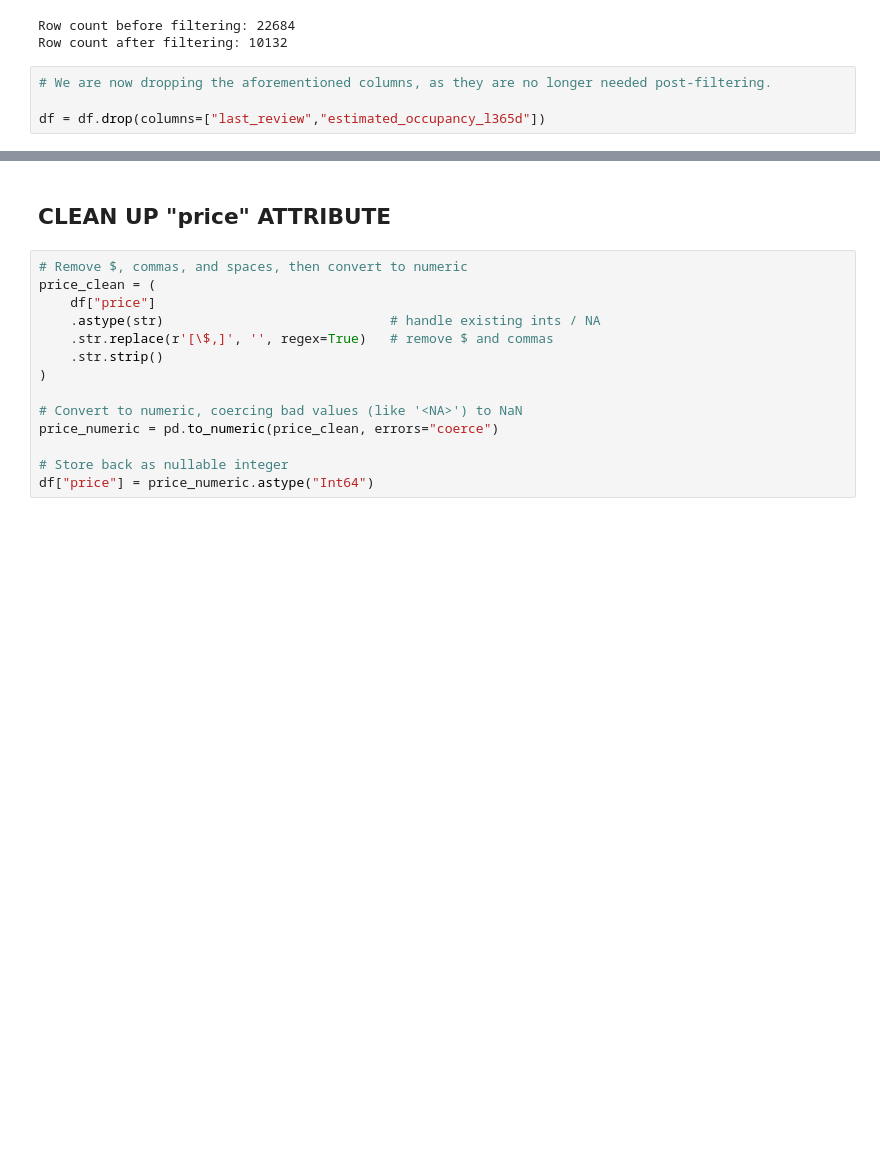
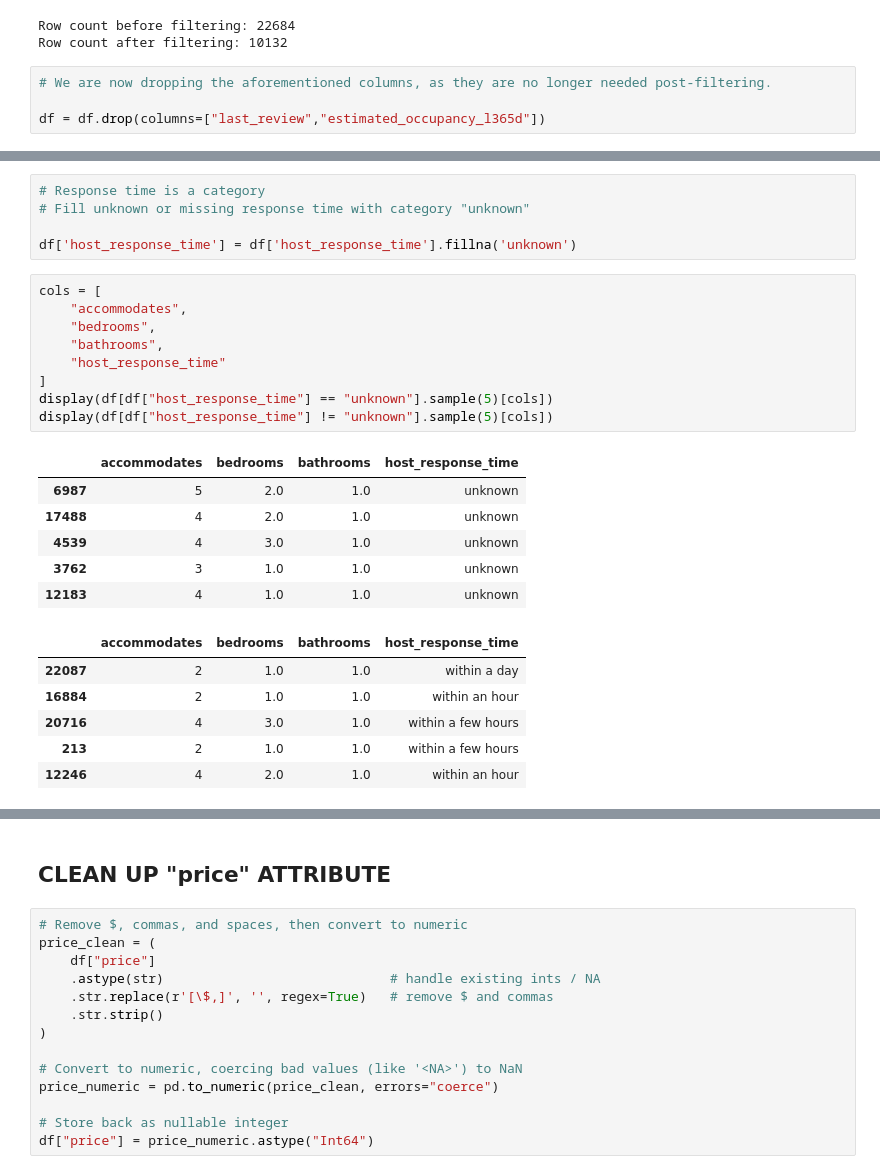
Before and after one commit to torbenbillow/CBS-AML-PROJECT, a Jupyter notebook: notebooks/00_welcome.ipynb, the cells around one changed output, grey strips where cells are left out. Saved outputs shown, nothing was run; the diff lists cells and outputs as text; blank space fills up the shorter version.

```diff
--- a/notebooks/00_welcome.ipynb
+++ b/notebooks/00_welcome.ipynb
@@ -244,0 +575,27 @@ df = df.drop(columns=["last_review","estimated_occupancy_l365d"])
+# %%
+# Response time is a category
+# Fill unknown or missing response time with category "unknown"
+
+df['host_response_time'] = df['host_response_time'].fillna('unknown')
+# %%
+cols = [
+    "accommodates",
+    "bedrooms",
+    "bathrooms",
+    "host_response_time"
+]
+display(df[df["host_response_time"] == "unknown"].sample(5)[cols])
+display(df[df["host_response_time"] != "unknown"].sample(5)[cols])
+# %% [output]
+|  | accommodates | bedrooms | bathrooms | host_response_time |
+| 6987 | 5 | 2.0 | 1.0 | unknown |
+| 17488 | 4 | 2.0 | 1.0 | unknown |
+| 4539 | 4 | 3.0 | 1.0 | unknown |
+| 3762 | 3 | 1.0 | 1.0 | unknown |
+| 12183 | 4 | 1.0 | 1.0 | unknown |
+|  | accommodates | bedrooms | bathrooms | host_response_time |
+| 22087 | 2 | 1.0 | 1.0 | within a day |
+| 16884 | 2 | 1.0 | 1.0 | within an hour |
+| 20716 | 4 | 3.0 | 1.0 | within a few hours |
+| 213 | 2 | 1.0 | 1.0 | within a few hours |
+| 12246 | 4 | 2.0 | 1.0 | within an hour |
```
Also changed, not shown: parts of 84 cells of this notebook.
